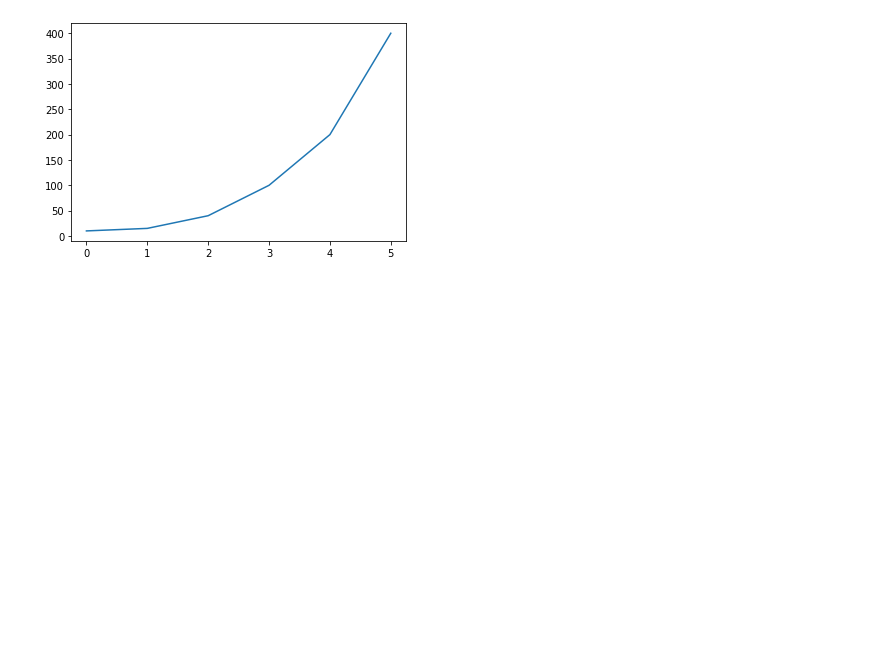
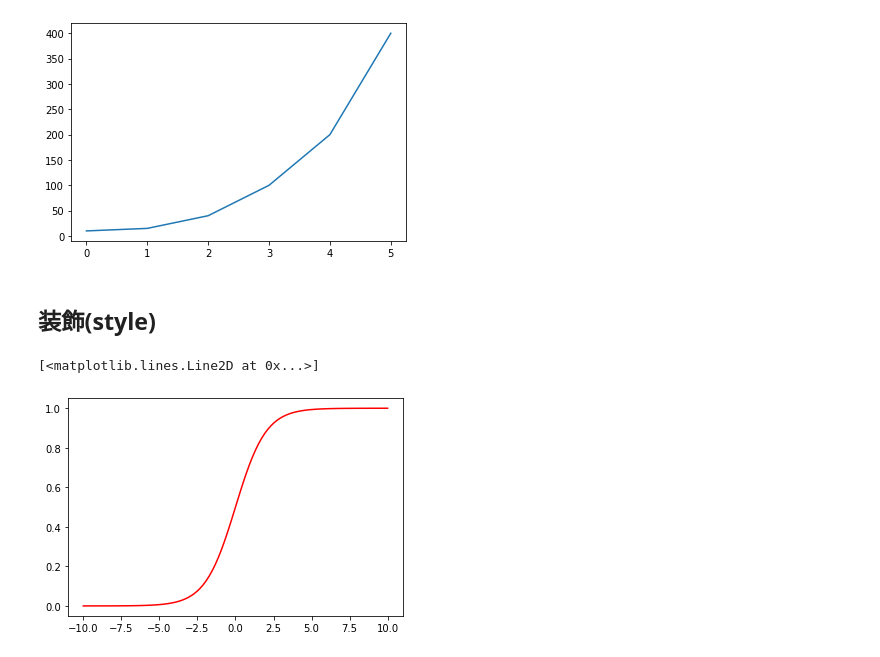
Before and after one commit to MoTo-LaBo/Python-data-science, a Jupyter notebook: matplotlib/matplotlib.ipynb, the cells around one changed output. Drawn from its saved outputs; the diff is of its cells as text; code cells hidden in the pictures; blank space fills up the shorter version.

```diff
--- a/matplotlib/matplotlib.ipynb
+++ b/matplotlib/matplotlib.ipynb
@@ -70,3 +70,10 @@ plt.plot(df['b']) # 横軸が　Series の index になるので注意する
 # %% [output]
 [<matplotlib.lines.Line2D at 0x...>]
 [figure]
+# %% [markdown]
+## 装飾(style)
+# %%
+plt.plot(x, z, 'r')
+# %% [output]
+[<matplotlib.lines.Line2D at 0x...>]
+[figure, added]
```
Also changed, not shown: parts of 6 cells of this notebook.
